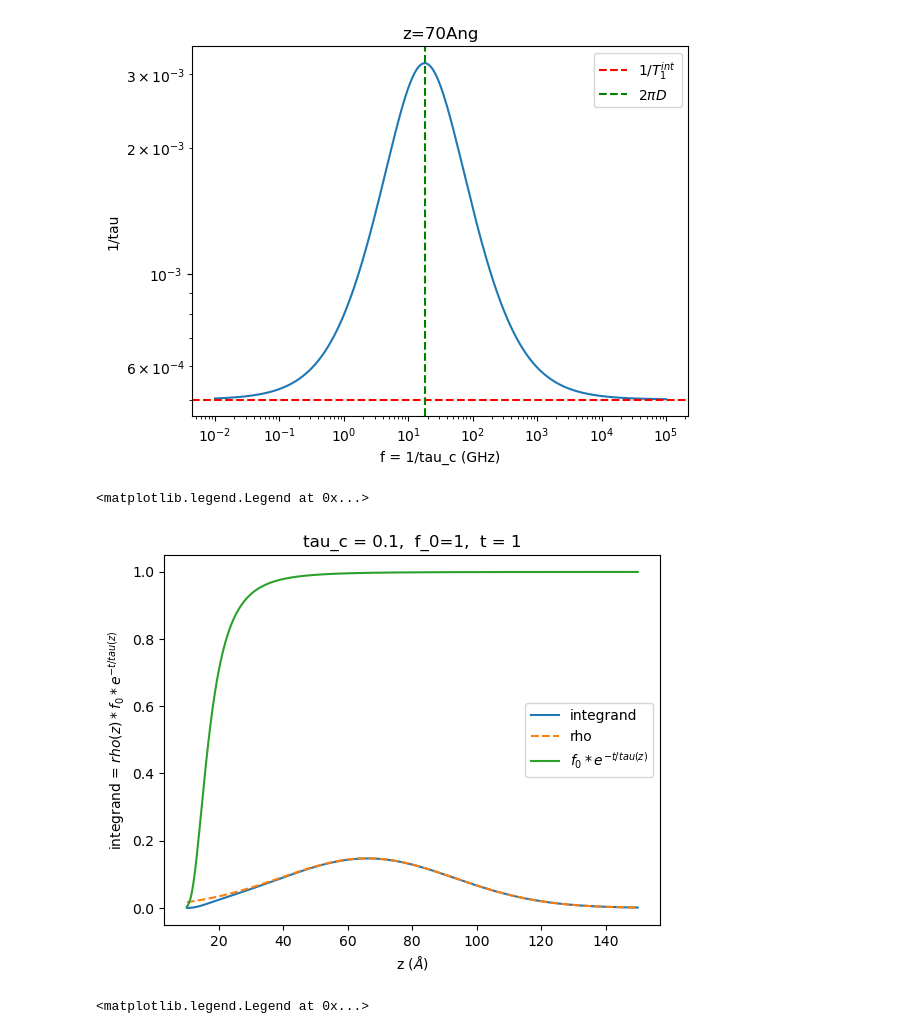
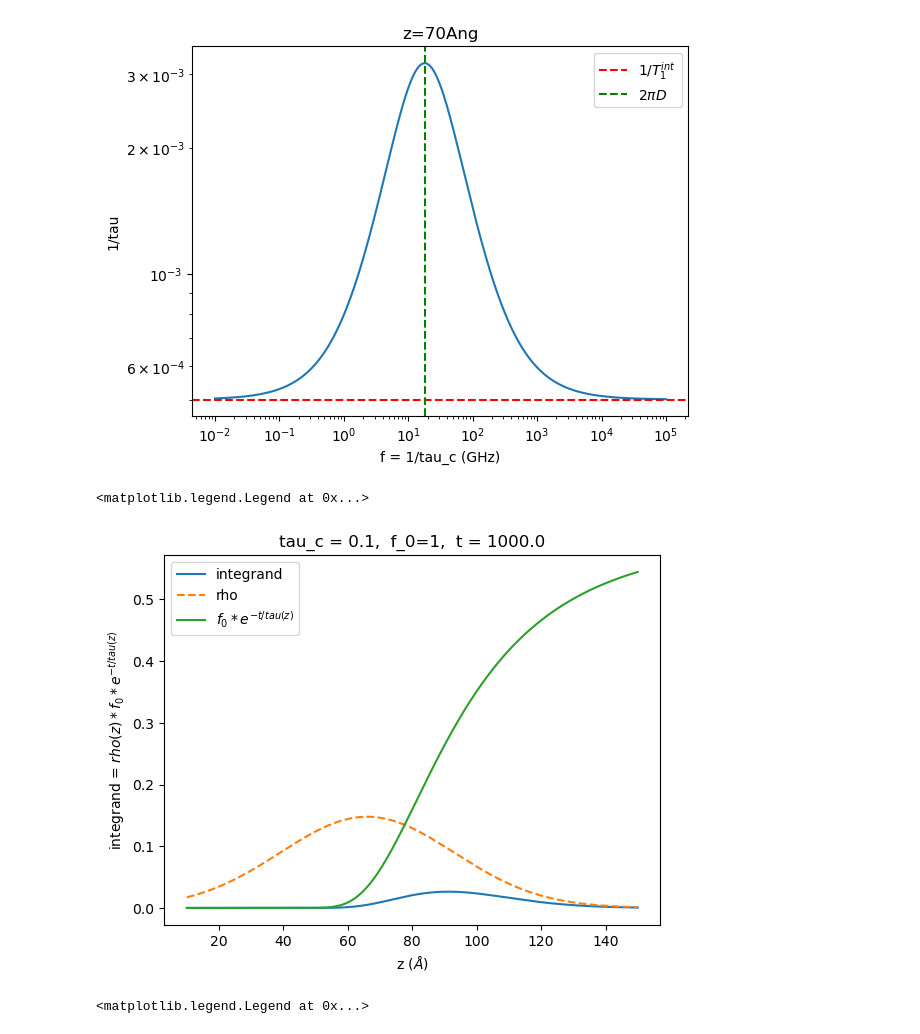
Before and after one commit to giusSacco/Thesis, a Jupyter notebook: Code/RACF/numerical_integral.ipynb, the cells around one changed output. Saved outputs shown, nothing was run; the diff lists cells and outputs as text; code cells hidden in the pictures.

```diff
--- a/Code/RACF/numerical_integral.ipynb
+++ b/Code/RACF/numerical_integral.ipynb
@@ -101,7 +101,7 @@ F(t)=\int_0^{-\infty} \rho(z) f(z, t) d z=\int_0^{-\infty} \rho(z) f_0 e^{-t / \
 $$
 Now that we have $\rho(z)$ and $1/\tau(z)$ let's define the integrand and integrate!
 # %%
-def integrand(z, t=1, *, mu = 6.6, sig = 2.7, tau_c, n = 3e-7, one_over_T_1_int = .5e-3, charged = False, sigma = 5.27e-5):
+def integrand(z, t, *, mu = 6.6, sig = 2.7, tau_c, n = 3e-7, one_over_T_1_int = .5e-3, charged = False, sigma = 5.27e-5):
     rho_ = gaussian(z, mu=mu, sig=sig)
     if not charged:
         one_over_tau_ = one_over_tau(z = z, tau_c = tau_c, n = n)
@@ -258,17 +258,17 @@ plt.legend()
 # %%
 # Plot integrand (z) for above parameters
 z_values = np.linspace(1, 15, 500)
 plt.title(f'tau_c = {tau_c},  f_0={f_0},  t = {t}')
-plt.plot(z_values*10, integrand(z_values, tau_c=tau_c, charged = True), label='integrand')
+plt.plot(z_values*10, integrand(z_values, tau_c=tau_c, t=t,charged = True), label='integrand')
 plt.plot(z_values*10, gaussian(z_values), label='rho', linestyle='--')
 one_over_tau_array = one_over_tau_charged(z_values, tau_c = tau_c,)
 plt.plot(z_values*10, f_0 * np.exp(-t * one_over_tau_array), label= '$f_0* e^{-t / tau(z)}$')
 plt.ylabel('integrand = $rho(z)* f_0* e^{-t / tau(z)}$')
 plt.xlabel('z ($\AA$)')
 plt.legend()
 # %% [output]
 <matplotlib.legend.Legend at 0x...>
-[figure, old version]
+[figure, new version]
 # %%
 # Plot F(t) for different values of tau_c
 t_values =np.logspace(-2,3,200)       # Plots 200 points spaced evenly on a log scale from t = 10^-2 to 10^3
```
Also changed, not shown: parts of 4 cells of this notebook.
